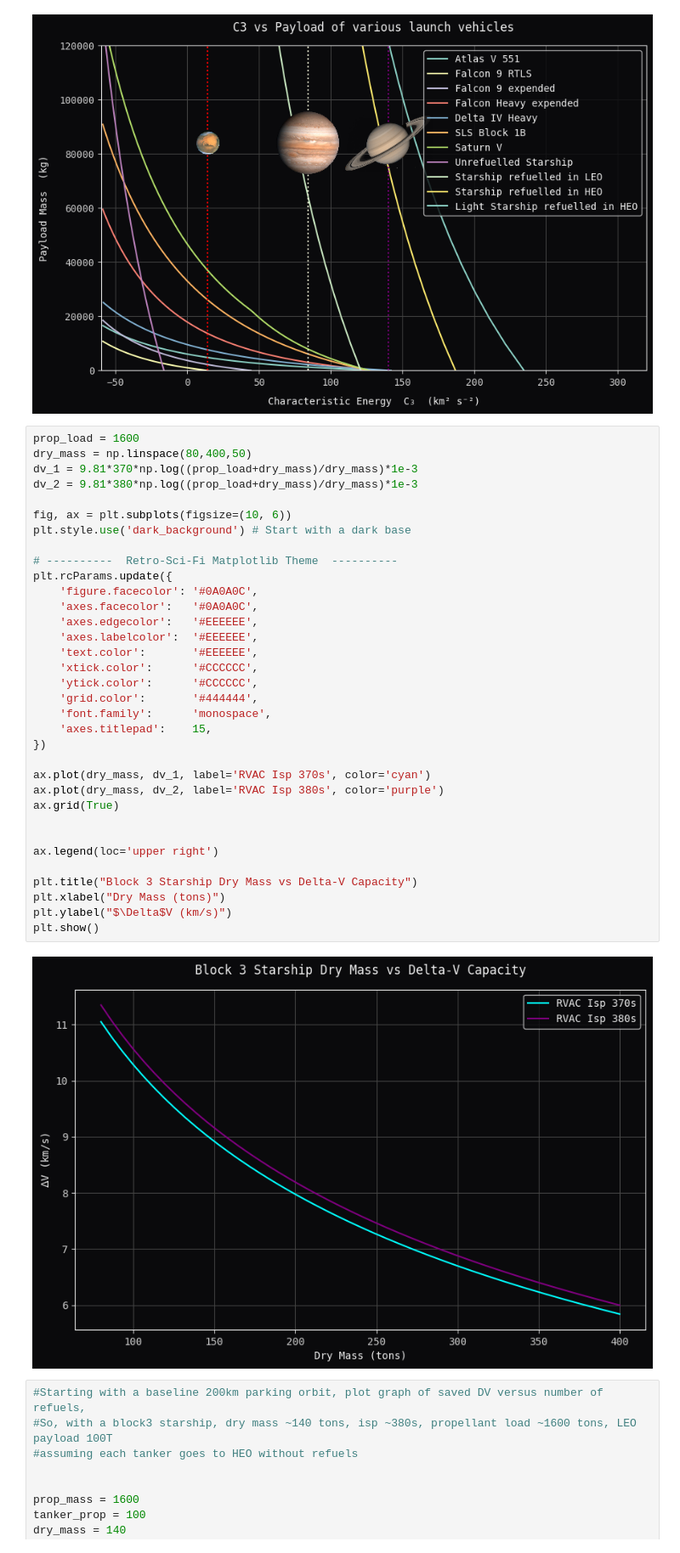
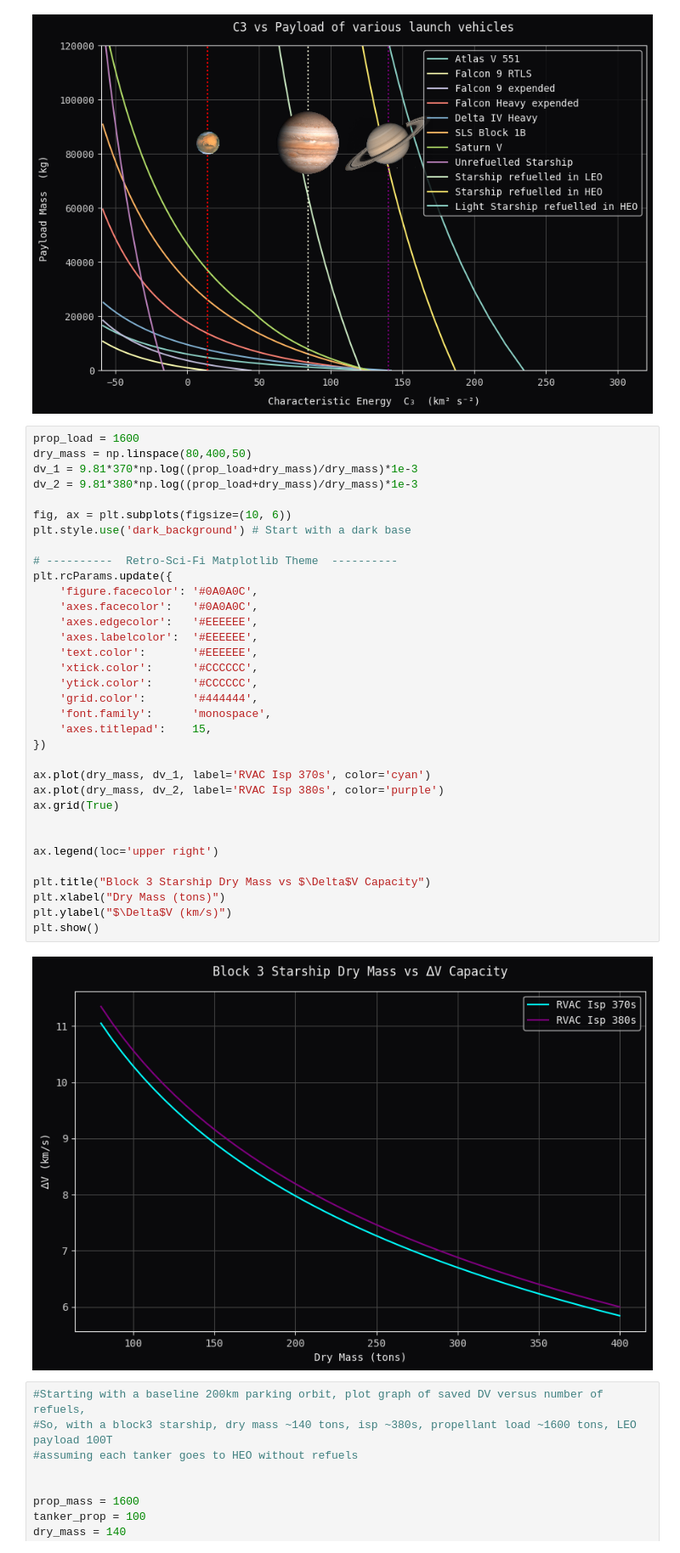
Before and after one commit to jackSN8/orbits.js, a Jupyter notebook: starship_science_graphs.ipynb, the cells around one changed output. Shown at 85% size. Saved outputs shown, nothing was run; the diff lists cells and outputs as text.

```diff
--- a/starship_science_graphs.ipynb
+++ b/starship_science_graphs.ipynb
@@ -295,35 +295,35 @@ dv_1 = 9.81*370*np.log((prop_load+dry_mass)/dry_mass)*1e-3
 dv_2 = 9.81*380*np.log((prop_load+dry_mass)/dry_mass)*1e-3
 
 fig, ax = plt.subplots(figsize=(10, 6))
 plt.style.use('dark_background') # Start with a dark base
 
 # ----------  Retro‑Sci‑Fi Matplotlib Theme  ----------
 plt.rcParams.update({
     'figure.facecolor': '#0A0A0C',
     'axes.facecolor':   '#0A0A0C',
     'axes.edgecolor':   '#EEEEEE',
     'axes.labelcolor':  '#EEEEEE',
     'text.color':       '#EEEEEE',
     'xtick.color':      '#CCCCCC',
     'ytick.color':      '#CCCCCC',
     'grid.color':       '#444444',
     'font.family':      'monospace',
     'axes.titlepad':    15,
 })
 
 ax.plot(dry_mass, dv_1, label='RVAC Isp 370s', color='cyan')
 ax.plot(dry_mass, dv_2, label='RVAC Isp 380s', color='purple')
 ax.grid(True)
 
 
 ax.legend(loc='upper right')
 
-plt.title("Block 3 Starship Dry Mass vs Delta-V Capacity")
+plt.title("Block 3 Starship Dry Mass vs $\Delta$V Capacity")
 plt.xlabel("Dry Mass (tons)")
 plt.ylabel("$\Delta$V (km/s)")
 plt.show()
 # %% [output]
-[figure, old version]
+[figure, new version]
 # %%
 #Starting with a baseline 200km parking orbit, plot graph of saved DV versus number of refuels,
 #So, with a block3 starship, dry mass ~140 tons, isp ~380s, propellant load ~1600 tons, LEO payload 100T
```
Also changed, not shown: parts of 1 cell of this notebook.
